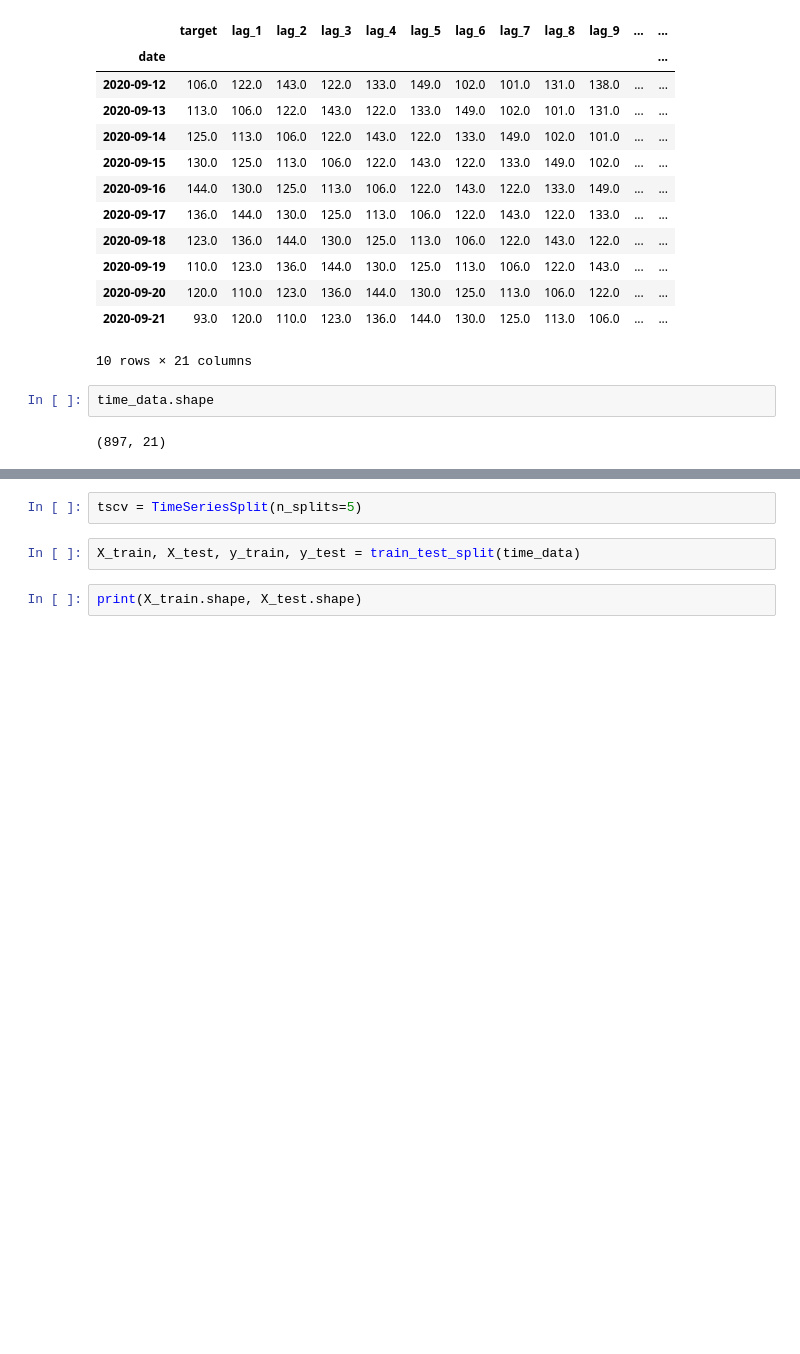
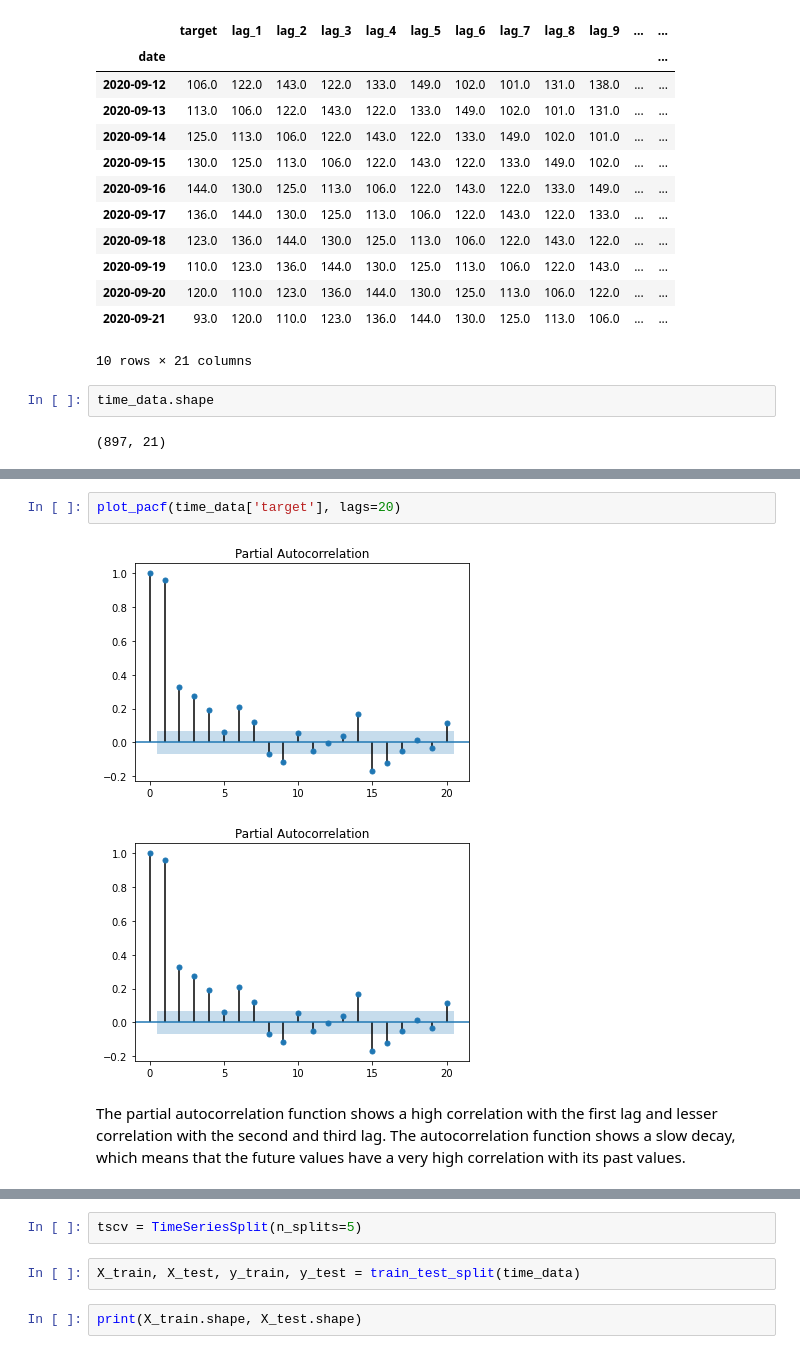
Before and after one commit to mrStasSmirnoff/Data_Science_Projects, a Jupyter notebook: Restaurant_Meals_Prediction/v5-feature-enginnering-window-statistics.ipynb, the cells around one changed output, grey strips where cells are left out. Cells and saved outputs as stored; diff of their text form; blank space fills up the shorter version.

```diff
--- a/Restaurant_Meals_Prediction/v5-feature-enginnering-window-statistics.ipynb
+++ b/Restaurant_Meals_Prediction/v5-feature-enginnering-window-statistics.ipynb
@@ -91,0 +99,7 @@ time_data.shape
+# %%
+plot_pacf(time_data['target'], lags=20)
+# %% [output]
+[figure, added]
+[figure, added]
+# %% [markdown]
+The partial autocorrelation function shows a high correlation with the first lag and lesser correlation with the second and third lag. The autocorrelation function shows a slow decay, which means that the future values have a very high correlation with its past values.
```
Also changed, not shown: parts of 7 cells of this notebook, 5 other files.
